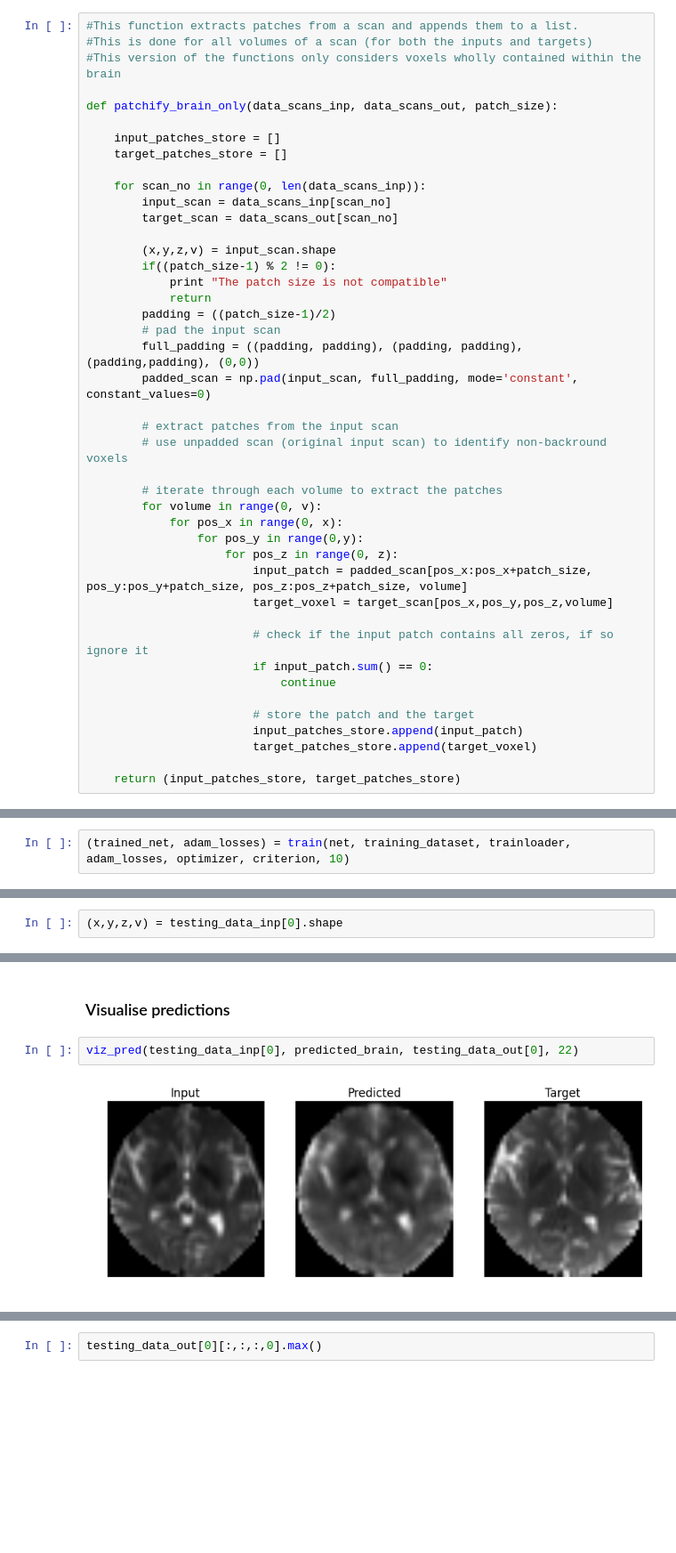
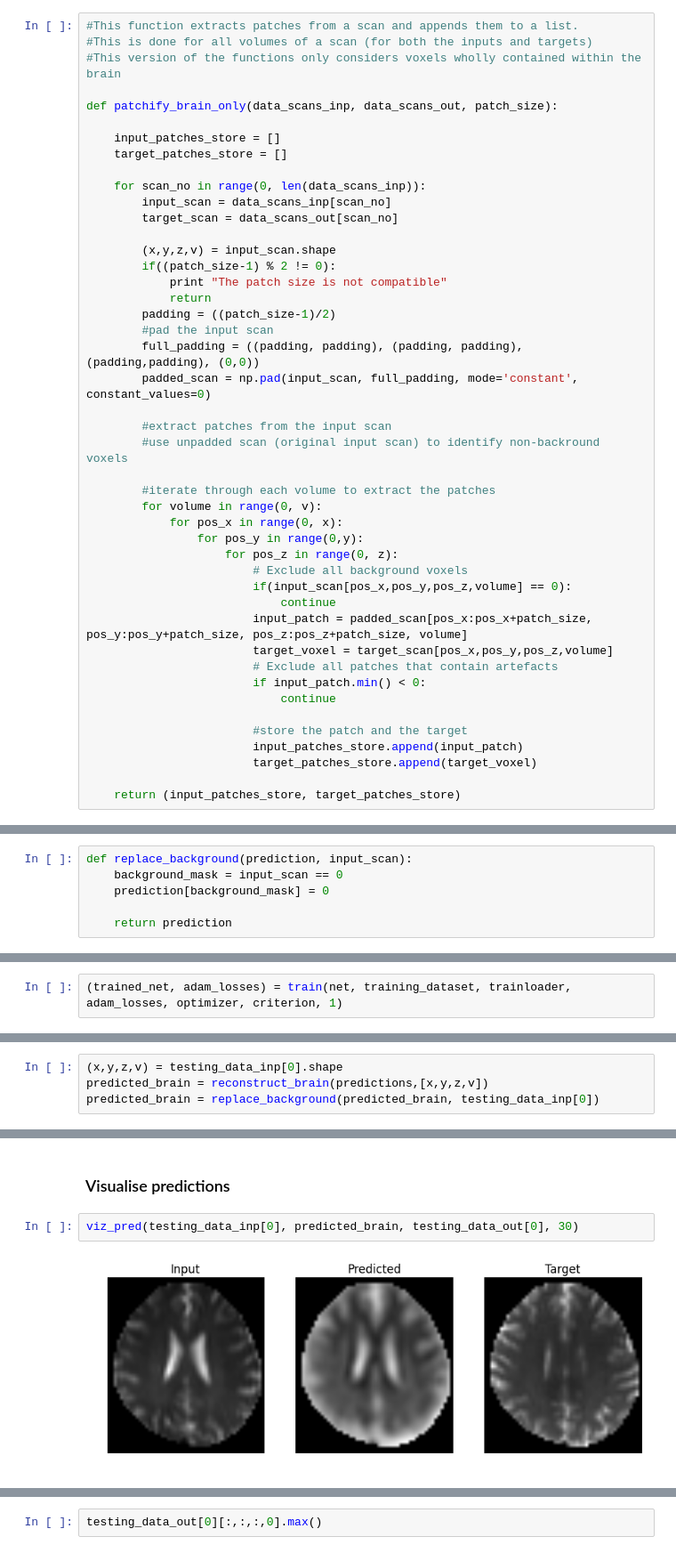
Before and after one commit to shivamdhall/MRIDataHarmonisation, a Jupyter notebook: Development/CrossX-Patchified-Overfit.ipynb, the cells around one changed output, grey strips where cells are left out. Shown at 89% size. Saved outputs shown, nothing was run; the diff lists cells and outputs as text; blank space fills up the shorter version.

```diff
--- a/Development/CrossX-Patchified-Overfit.ipynb
+++ b/Development/CrossX-Patchified-Overfit.ipynb
@@ -123,26 +123,28 @@ def patchify_brain_only(data_scans_inp, data_scans_out, patch_size):
             print "The patch size is not compatible"
             return
         padding = ((patch_size-1)/2)
-        # pad the input scan
+        #pad the input scan
         full_padding = ((padding, padding), (padding, padding), (padding,padding), (0,0))
         padded_scan = np.pad(input_scan, full_padding, mode='constant', constant_values=0)
 
-        # extract patches from the input scan
-        # use unpadded scan (original input scan) to identify non-backround voxels
+        #extract patches from the input scan
+        #use unpadded scan (original input scan) to identify non-backround voxels
 
-        # iterate through each volume to extract the patches
+        #iterate through each volume to extract the patches
         for volume in range(0, v):
             for pos_x in range(0, x):
                 for pos_y in range(0,y):
                     for pos_z in range(0, z):
+                        # Exclude all background voxels
+                        if(input_scan[pos_x,pos_y,pos_z,volume] == 0):
+                            continue
                         input_patch = padded_scan[pos_x:pos_x+patch_size, pos_y:pos_y+patch_size, pos_z:pos_z+patch_size, volume]
                         target_voxel = target_scan[pos_x,pos_y,pos_z,volume]
-
-                        # check if the input patch contains all zeros, if so ignore it
-                        if input_patch.sum() == 0:
+                        # Exclude all patches that contain artefacts
+                        if input_patch.min() < 0:
                             continue
 
-                        # store the patch and the target
+                        #store the patch and the target
                         input_patches_store.append(input_patch)
                         target_patches_store.append(target_voxel)
 
@@ -391,6 +393,12 @@ def get_predictions(net, testloader):
     #convert back to numpy dimensions of (HxWxDxCxNumbExpls)
     predictions = predictions.transpose(3,4,2,1,0)
     return predictions
+# %%
+def replace_background(prediction, input_scan):
+    background_mask = input_scan == 0
+    prediction[background_mask] = 0
+
+    return prediction
 # %%
 def reconstruct_brain(predictions, dimensions):
 
@@ -520,7 +528,7 @@ optimizer = optim.Adam(net.parameters(), lr=0.001)
 # %%
 adam_losses = []
 # %%
-(trained_net, adam_losses) = train(net, training_dataset, trainloader, adam_losses, optimizer, criterion, 10)
+(trained_net, adam_losses) = train(net, training_dataset, trainloader, adam_losses, optimizer, criterion, 1)
 # %% [output]
 [1,   100]
 [1,   200]
@@ -574,3 +575,5 @@ predictions = get_predictions(trained_net, testloader)
 2000
 # %%
 (x,y,z,v) = testing_data_inp[0].shape
+predicted_brain = reconstruct_brain(predictions,[x,y,z,v])
+predicted_brain = replace_background(predicted_brain, testing_data_inp[0])
@@ -583,9 +597,9 @@ predicted_brain.shape
 # %% [markdown]
 ### Visualise predictions
 # %%
-viz_pred(testing_data_inp[0], predicted_brain, testing_data_out[0], 22)
+viz_pred(testing_data_inp[0], predicted_brain, testing_data_out[0], 30)
 # %% [output]
-[figure, old version]
+[figure, new version]
 # %%
 predicted_brain.max()
 # %% [output]
```
Also changed, not shown: parts of 9 cells of this notebook, 1 other file.
